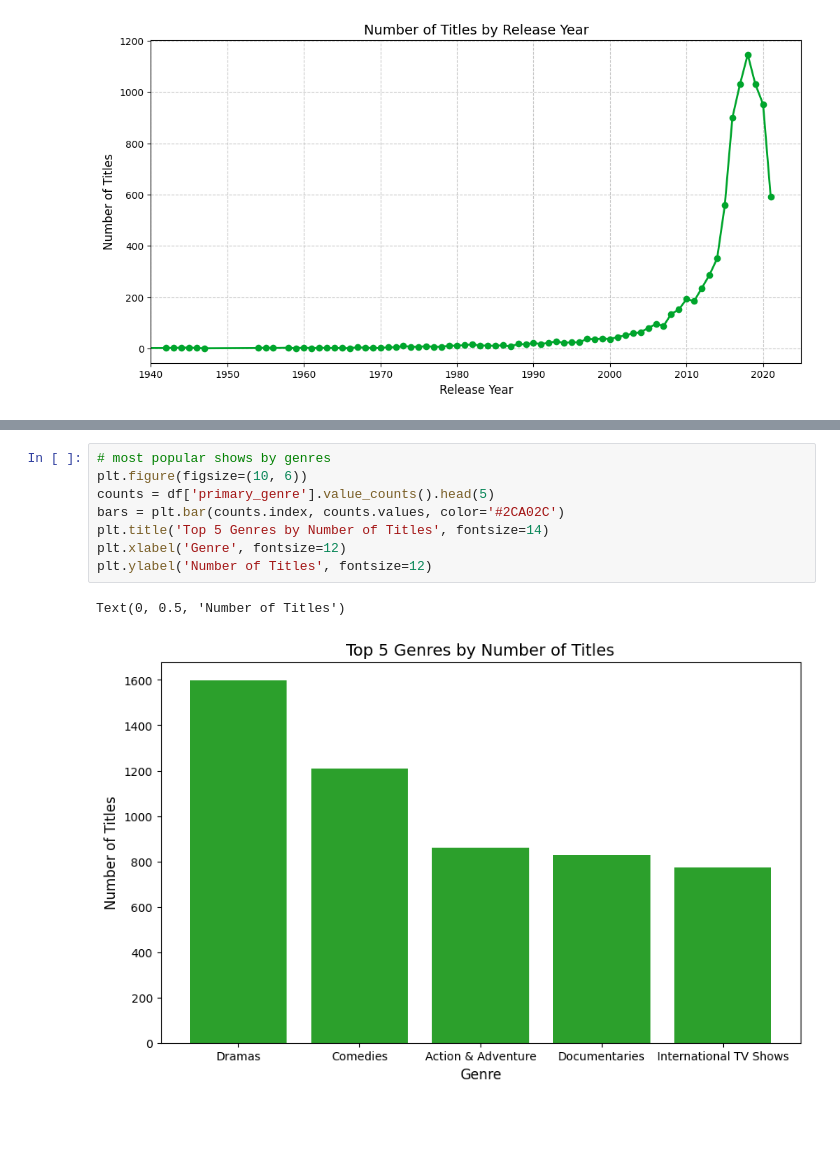
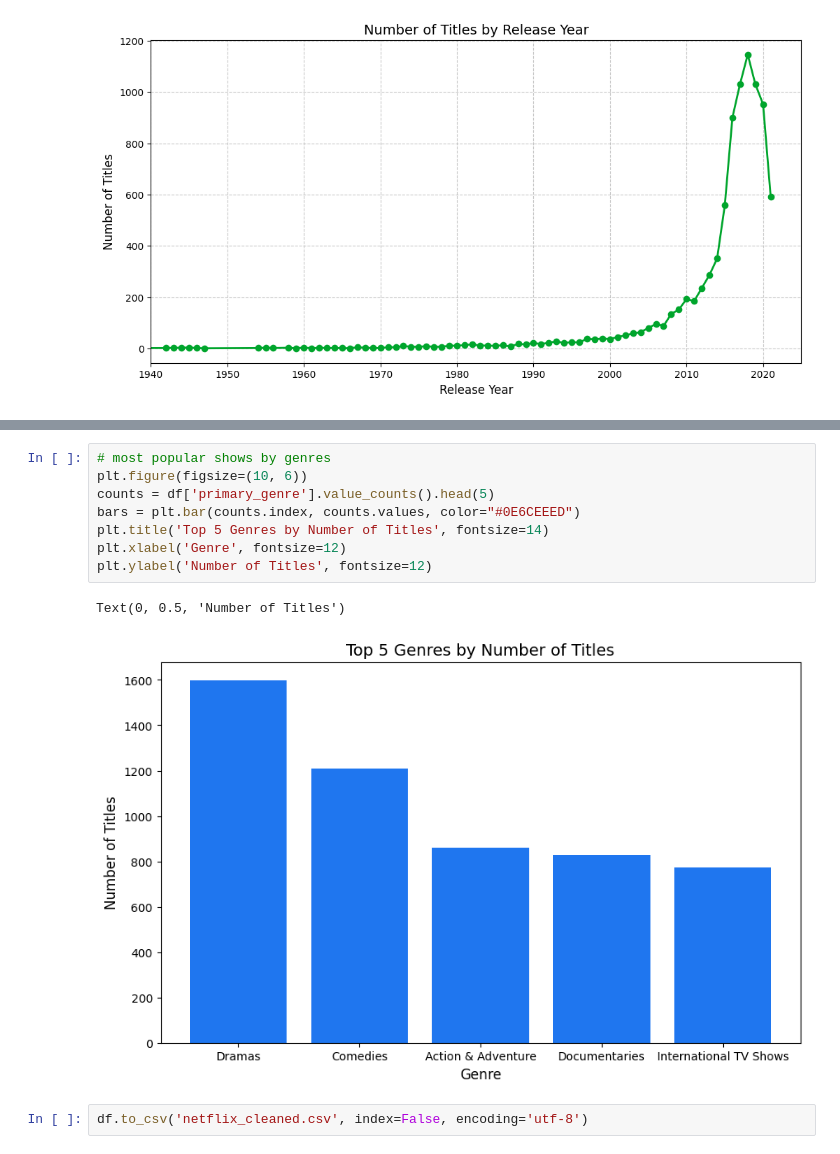
Before and after one commit to HarshChaturvedi19/netflix-data-analysis, a Jupyter notebook: netflix_data_analysis.ipynb, the cells around one changed output, grey strips where cells are left out. Cells and saved outputs as stored; diff of their text form; blank space fills up the shorter version.

```diff
--- a/netflix_data_analysis.ipynb
+++ b/netflix_data_analysis.ipynb
@@ -602,11 +602,13 @@ plt.show()
 # %%
 # most popular shows by genres
 plt.figure(figsize=(10, 6))
 counts = df['primary_genre'].value_counts().head(5)
-bars = plt.bar(counts.index, counts.values, color='#2CA02C')
+bars = plt.bar(counts.index, counts.values, color="#0E6CEEED")
 plt.title('Top 5 Genres by Number of Titles', fontsize=14)
 plt.xlabel('Genre', fontsize=12)
 plt.ylabel('Number of Titles', fontsize=12)
 # %% [output]
 Text(0, 0.5, 'Number of Titles')
-[figure, old version]
+[figure, new version]
+# %%
+df.to_csv('netflix_cleaned.csv', index=False, encoding='utf-8')
```
Also changed, not shown: parts of 1 cell of this notebook, 2 other files.
